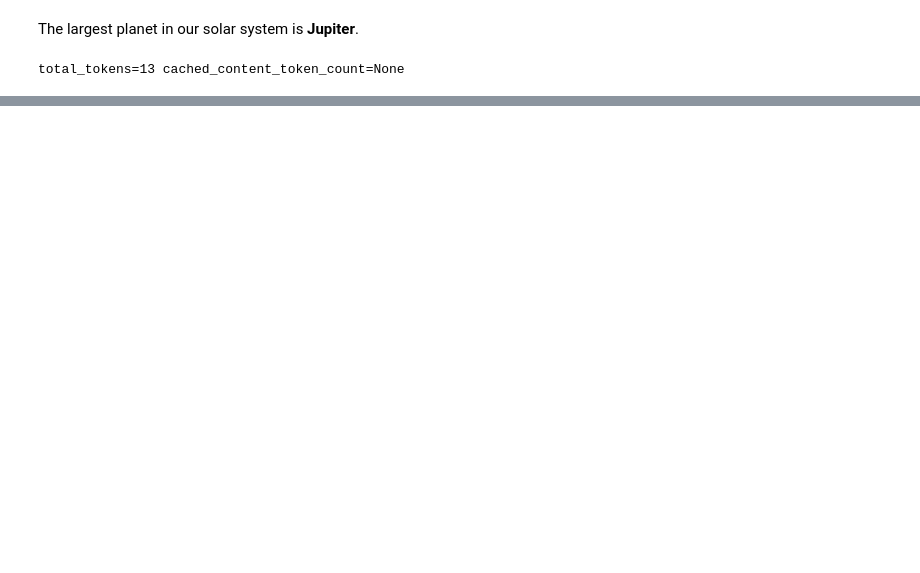
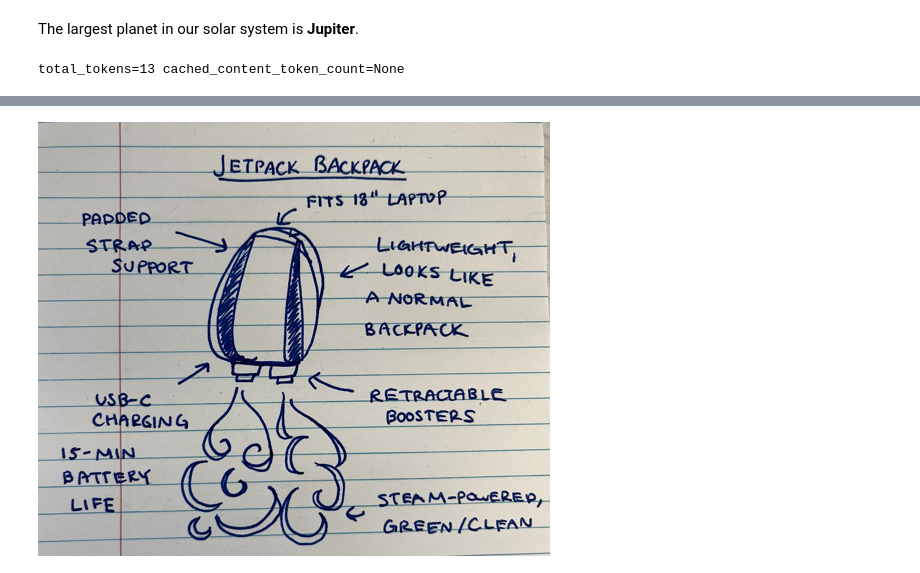
Before and after one commit to reshmithaavula/Converting_text_into_features, a Jupyter notebook: Gemini_AI.ipynb, the cells around one changed output, grey strips where cells are left out. Drawn from its saved outputs; the diff is of its cells as text; code cells hidden in the pictures; blank space fills up the shorter version.

```diff
--- a/Gemini_AI.ipynb
+++ b/Gemini_AI.ipynb
@@ -75,0 +90,20 @@ total_tokens=13 cached_content_token_count=None
+# %%
+import requests
+import pathlib
+from PIL import Image
+
+IMG = "https://storage.googleapis.com/generativeai-downloads/data/jetpack.png"
+img_bytes = requests.get(IMG).content
+img_path = pathlib.Path("jetpack.png")
+
+# Save the downloaded image content to the file
+with open(img_path, "wb") as f:  # Open the file in binary write mode
+    f.write(img_bytes)         # Write the image content to the file
+
+
+from IPython.display import display, Markdown
+image = Image.open(img_path)
+image.thumbnail((512, 512))
+display(image)
+# %% [output]
+[figure, added]
```
Also changed, not shown: parts of 10 cells of this notebook.
